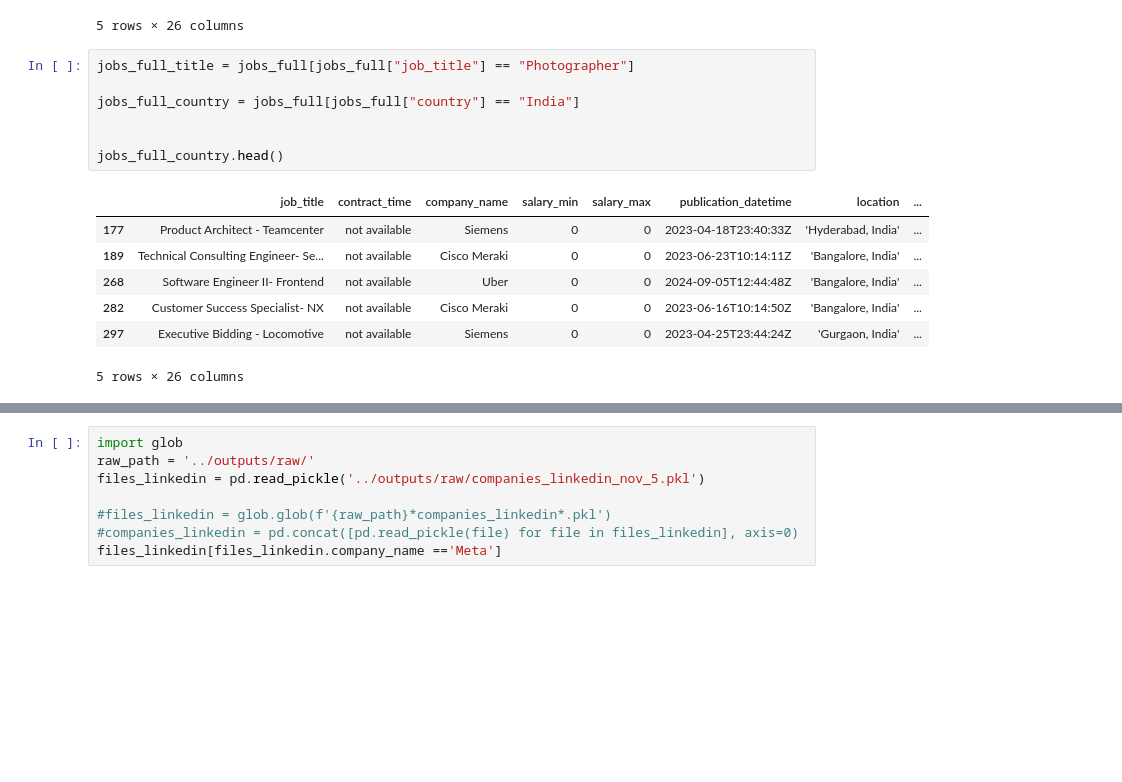
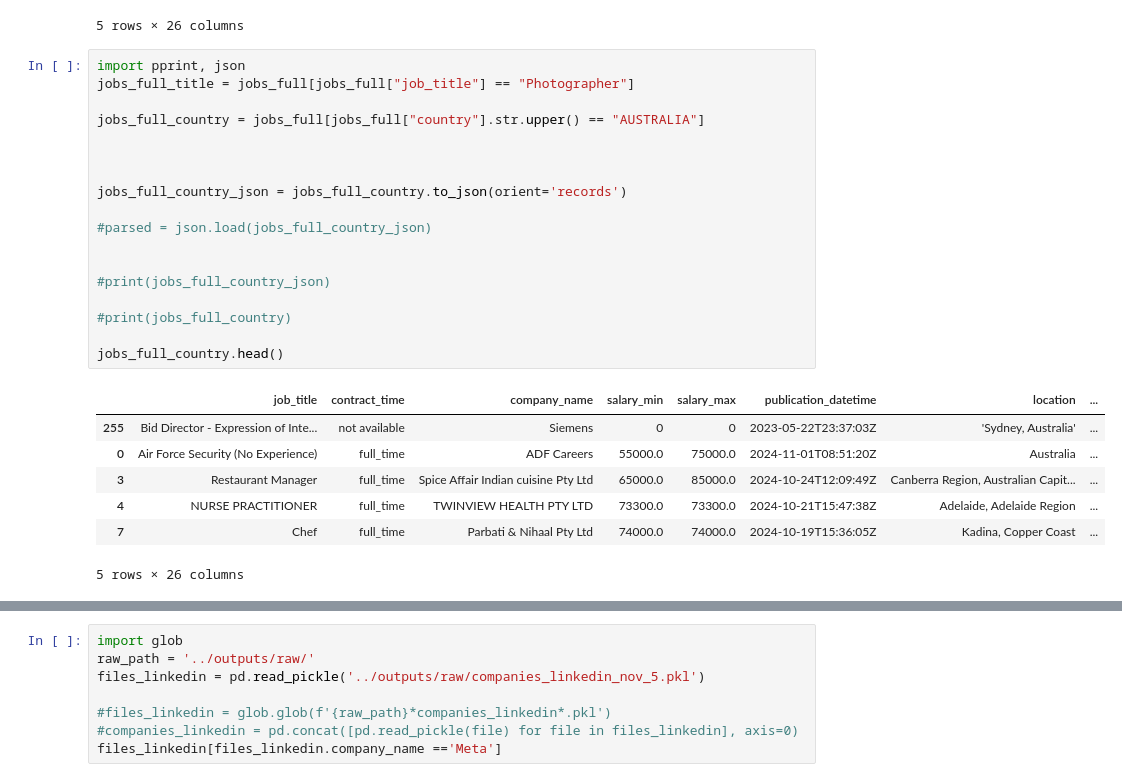
Before and after one commit to sodagt/JobMarket, a Jupyter notebook: processing/test_process.ipynb, the cells around one changed output, grey strips where cells are left out. Drawn from its saved outputs; the diff is of its cells as text; blank space fills up the shorter version.

```diff
--- a/processing/test_process.ipynb
+++ b/processing/test_process.ipynb
@@ -110,17 +110,28 @@ jobs_full.head()
 | 4 | Remote Sports Events Coordinator | Full-time | LC LUXE | $30.00 | $35.00 | 2024-11-09 | Los Angeles, CA | ... |
 5 rows × 26 columns
 # %%
+import pprint, json
 jobs_full_title = jobs_full[jobs_full["job_title"] == "Photographer"]
 
-jobs_full_country = jobs_full[jobs_full["country"] == "India"]
+jobs_full_country = jobs_full[jobs_full["country"].str.upper() == "AUSTRALIA"]
 
 
+
+jobs_full_country_json = jobs_full_country.to_json(orient='records')
+
+#parsed = json.load(jobs_full_country_json)
+
+
+#print(jobs_full_country_json)
+
+#print(jobs_full_country)
+
 jobs_full_country.head()
 # %% [output]
 |  | job_title | contract_time | company_name | salary_min | salary_max | publication_datetime | location | ... |
-| 177 | Product Architect - Teamcenter | not available | Siemens | 0 | 0 | 2023-04-18T23:40:33Z | 'Hyderabad, India' | ... |
-| 189 | Technical Consulting Engineer- Se... | not available | Cisco Meraki | 0 | 0 | 2023-06-23T10:14:11Z | 'Bangalore, India' | ... |
-| 268 | Software Engineer II- Frontend | not available | Uber | 0 | 0 | 2024-09-05T12:44:48Z | 'Bangalore, India' | ... |
-| 282 | Customer Success Specialist- NX | not available | Cisco Meraki | 0 | 0 | 2023-06-16T10:14:50Z | 'Bangalore, India' | ... |
-| 297 | Executive Bidding - Locomotive | not available | Siemens | 0 | 0 | 2023-04-25T23:44:24Z | 'Gurgaon, India' | ... |
+| 255 | Bid Director - Expression of Inte... | not available | Siemens | 0 | 0 | 2023-05-22T23:37:03Z | 'Sydney, Australia' | ... |
+| 0 | Air Force Security (No Experience) | full_time | ADF Careers | 55000.0 | 75000.0 | 2024-11-01T08:51:20Z | Australia | ... |
+| 3 | Restaurant Manager | full_time | Spice Affair Indian cuisine Pty Ltd | 65000.0 | 85000.0 | 2024-10-24T12:09:49Z | Canberra Region, Australian Capit... | ... |
+| 4 | NURSE PRACTITIONER | full_time | TWINVIEW HEALTH PTY LTD | 73300.0 | 73300.0 | 2024-10-21T15:47:38Z | Adelaide, Adelaide Region | ... |
+| 7 | Chef | full_time | Parbati & Nihaal Pty Ltd | 74000.0 | 74000.0 | 2024-10-19T15:36:05Z | Kadina, Copper Coast | ... |
 5 rows × 26 columns
```
Also changed, not shown: parts of 7 cells of this notebook, 2 other files.
